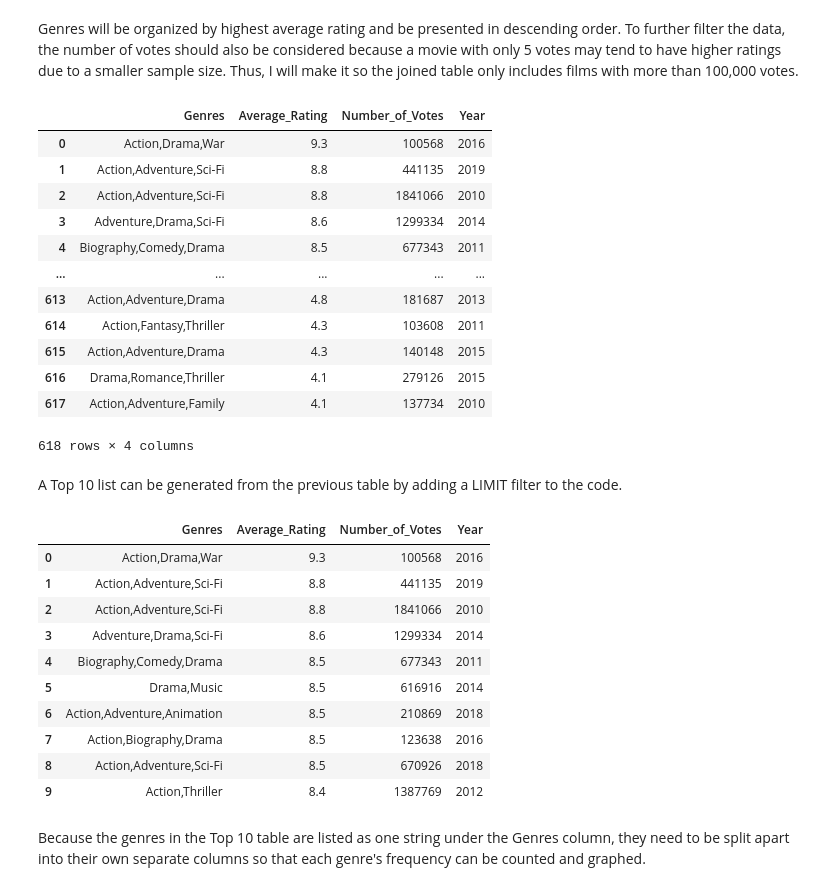
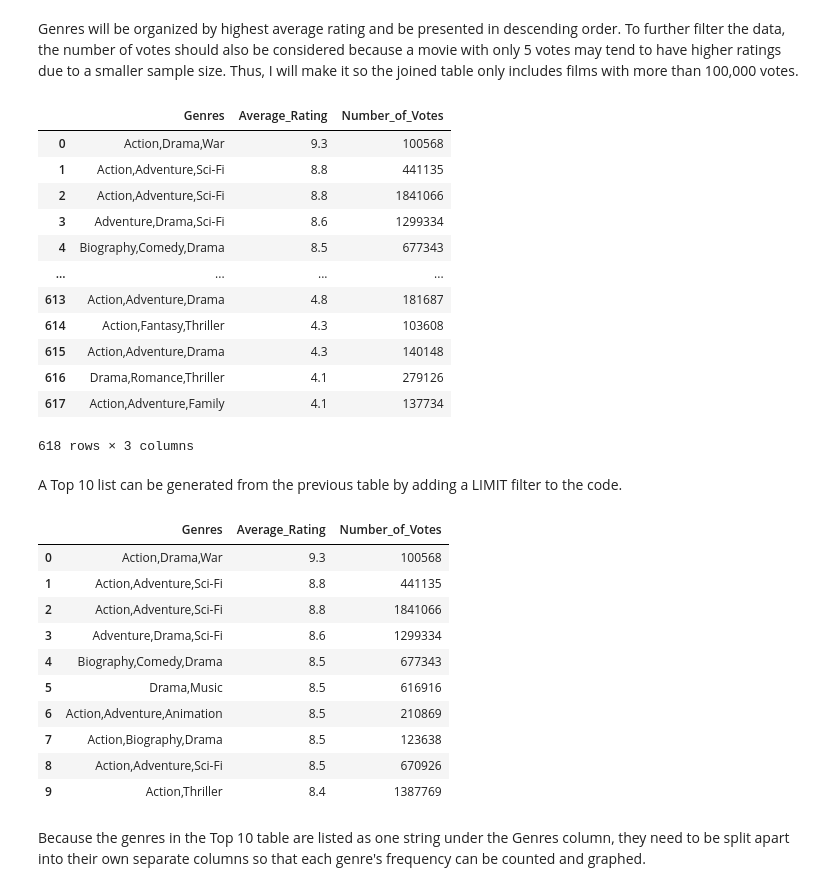
Before and after one commit to jbenedito99/dsc-phase-1-project-v2-4, a Jupyter notebook: student.ipynb, the cells around one changed output. Saved outputs shown, nothing was run; the diff lists cells and outputs as text; code cells hidden in the pictures.

```diff
--- a/student.ipynb
+++ b/student.ipynb
@@ -124,40 +133,40 @@ print(movie_ratings_df['numvotes'].max())
 # %% [markdown]
 Genres will be organized by highest average rating and be presented in descending order. To further filter the data, the number of votes should also be considered because a movie with only 5 votes may tend to have higher ratings due to a smaller sample size. Thus, I will make it so the joined table only includes films with more than 100,000 votes.
 # %%
-# Creating joined table that includes genres, average rating, number of votes, and year
+# Creating joined table that includes genres, average rating, and number of votes
 # Filter data so that only movies with more than 100,000 votes appears in the table
 # Table data is ordered from highest to lowest average rating
 q = """
-SELECT genres AS Genres, averagerating AS Average_Rating, numvotes AS Number_of_Votes, start_year AS Year
+SELECT genres AS Genres, averagerating AS Average_Rating, numvotes AS Number_of_Votes
 FROM movie_basics
 JOIN movie_ratings
     USING(movie_id)
 WHERE Number_of_Votes > 100000
 ORDER BY Average_Rating DESC
 """
 rating_by_genre = pd.read_sql(q, conn)
 rating_by_genre
 # %% [output]
-|  | Genres | Average_Rating | Number_of_Votes | Year |
-| 0 | Action,Drama,War | 9.3 | 100568 | 2016 |
-| 1 | Action,Adventure,Sci-Fi | 8.8 | 441135 | 2019 |
-| 2 | Action,Adventure,Sci-Fi | 8.8 | 1841066 | 2010 |
-| 3 | Adventure,Drama,Sci-Fi | 8.6 | 1299334 | 2014 |
-| 4 | Biography,Comedy,Drama | 8.5 | 677343 | 2011 |
-| ... | ... | ... | ... | ... |
-| 613 | Action,Adventure,Drama | 4.8 | 181687 | 2013 |
-| 614 | Action,Fantasy,Thriller | 4.3 | 103608 | 2011 |
-| 615 | Action,Adventure,Drama | 4.3 | 140148 | 2015 |
-| 616 | Drama,Romance,Thriller | 4.1 | 279126 | 2015 |
-| 617 | Action,Adventure,Family | 4.1 | 137734 | 2010 |
+|  | Genres | Average_Rating | Number_of_Votes |
+| 0 | Action,Drama,War | 9.3 | 100568 |
+| 1 | Action,Adventure,Sci-Fi | 8.8 | 441135 |
+| 2 | Action,Adventure,Sci-Fi | 8.8 | 1841066 |
+| 3 | Adventure,Drama,Sci-Fi | 8.6 | 1299334 |
+| 4 | Biography,Comedy,Drama | 8.5 | 677343 |
+| ... | ... | ... | ... |
+| 613 | Action,Adventure,Drama | 4.8 | 181687 |
+| 614 | Action,Fantasy,Thriller | 4.3 | 103608 |
+| 615 | Action,Adventure,Drama | 4.3 | 140148 |
+| 616 | Drama,Romance,Thriller | 4.1 | 279126 |
+| 617 | Action,Adventure,Family | 4.1 | 137734 |
-618 rows × 4 columns
+618 rows × 3 columns
 # %% [markdown]
 A Top 10 list can be generated from the previous table by adding a LIMIT filter to the code.
 # %%
 # Top 10 movies with the highest average rating and their genres
 # Filtered by number of votes (greater than 100,000)
 q = """
-SELECT genres AS Genres, averagerating AS Average_Rating, numvotes AS Number_of_Votes, start_year AS Year
+SELECT genres AS Genres, averagerating AS Average_Rating, numvotes AS Number_of_Votes
 FROM movie_basics
 JOIN movie_ratings
     USING(movie_id)
@@ -168,17 +177,17 @@ LIMIT 10
 rating_by_genre_top10 = pd.read_sql(q, conn)
 rating_by_genre_top10
 # %% [output]
-|  | Genres | Average_Rating | Number_of_Votes | Year |
-| 0 | Action,Drama,War | 9.3 | 100568 | 2016 |
-| 1 | Action,Adventure,Sci-Fi | 8.8 | 441135 | 2019 |
-| 2 | Action,Adventure,Sci-Fi | 8.8 | 1841066 | 2010 |
-| 3 | Adventure,Drama,Sci-Fi | 8.6 | 1299334 | 2014 |
-| 4 | Biography,Comedy,Drama | 8.5 | 677343 | 2011 |
-| 5 | Drama,Music | 8.5 | 616916 | 2014 |
-| 6 | Action,Adventure,Animation | 8.5 | 210869 | 2018 |
-| 7 | Action,Biography,Drama | 8.5 | 123638 | 2016 |
-| 8 | Action,Adventure,Sci-Fi | 8.5 | 670926 | 2018 |
-| 9 | Action,Thriller | 8.4 | 1387769 | 2012 |
+|  | Genres | Average_Rating | Number_of_Votes |
+| 0 | Action,Drama,War | 9.3 | 100568 |
+| 1 | Action,Adventure,Sci-Fi | 8.8 | 441135 |
+| 2 | Action,Adventure,Sci-Fi | 8.8 | 1841066 |
+| 3 | Adventure,Drama,Sci-Fi | 8.6 | 1299334 |
+| 4 | Biography,Comedy,Drama | 8.5 | 677343 |
+| 5 | Drama,Music | 8.5 | 616916 |
+| 6 | Action,Adventure,Animation | 8.5 | 210869 |
+| 7 | Action,Biography,Drama | 8.5 | 123638 |
+| 8 | Action,Adventure,Sci-Fi | 8.5 | 670926 |
+| 9 | Action,Thriller | 8.4 | 1387769 |
 # %% [markdown]
 Because the genres in the Top 10 table are listed as one string under the Genres column, they need to be split apart into their own separate columns so that each genre's frequency can be counted and graphed.
 # %%
```
Also changed, not shown: parts of 28 cells of this notebook.
